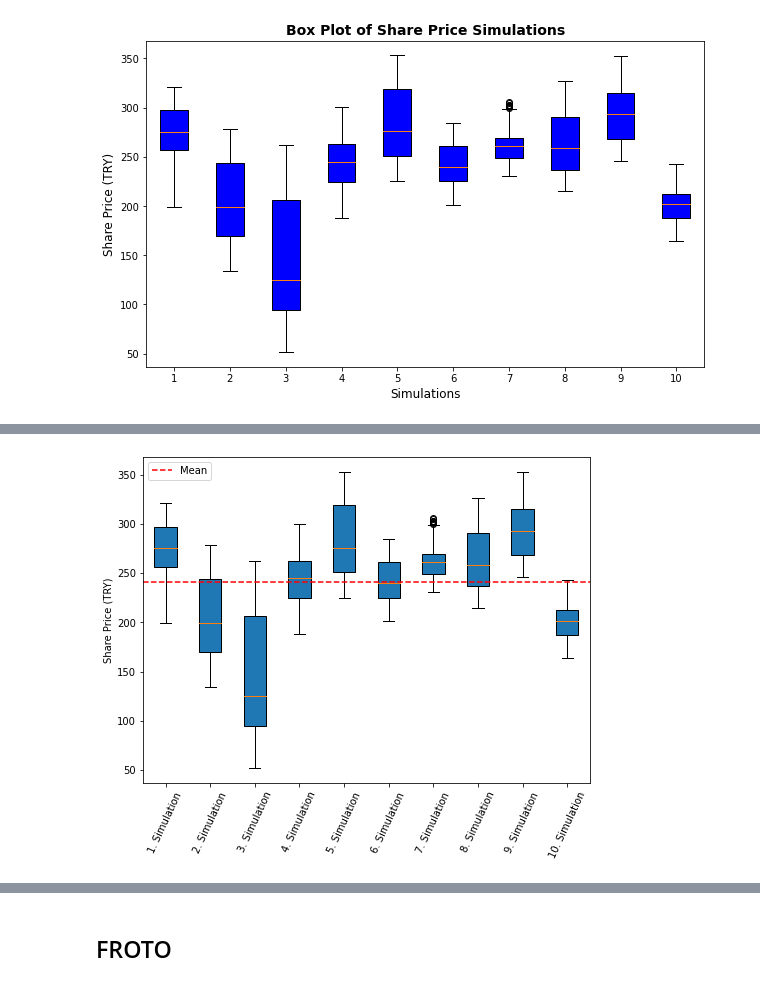
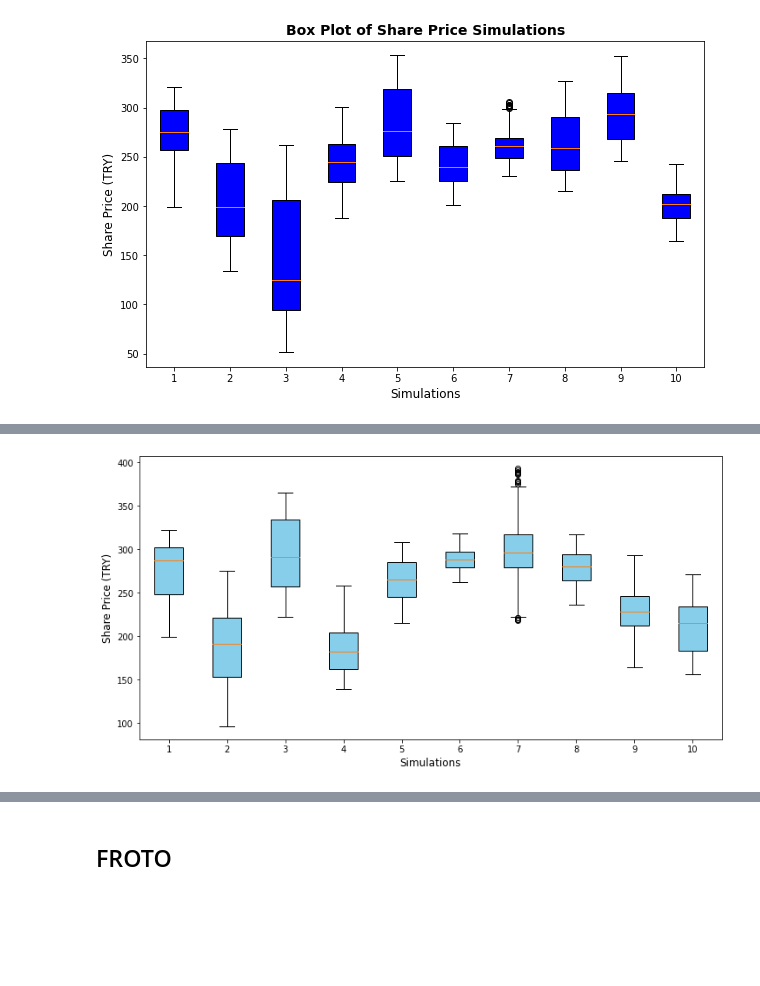
Before and after one commit to mehmetsiddik/MCS-in-stock-price-forecasting, a Jupyter notebook: MCS_in_stock_price_forecasting.ipynb, the cells around one changed output, grey strips where cells are left out. Saved outputs shown, nothing was run; the diff lists cells and outputs as text; code cells hidden in the pictures; blank space fills up the shorter version.

```diff
--- a/MCS_in_stock_price_forecasting.ipynb
+++ b/MCS_in_stock_price_forecasting.ipynb
@@ -236,45 +147,28 @@ plt.show()  # Display the box plots with text inside the mean box plot
-# %%
-# Set random seed for reproducibility
-np.random.seed(0)
-
-# Define x-axis: days from 1 to 244
-days = np.arange(1, 245)
-
-# Generate random initial values between 200 and 300
-initial_values = np.random.uniform(200, 300, 10)
-
-# Create 10 simulations with random fluctuations
-simulations = [
-    initial_values[i] + np.cumsum(np.random.normal(0, 5, len(days))) for i in range(10)
-]
-
-# Calculate the average across all simulations
-average = np.mean(simulations, axis=0)
-
-# Create a figure and axis for the box plot
-fig, ax = plt.subplots(figsize=(8, 6))
-
-# Plotting the box plots for simulations with default box properties
-plt.boxplot(simulations, labels=[f"{i + 1}. Simulation" for i in range(10)], patch_artist=True)
-
-# Add axis labels and title
-#ax.set_xlabel("Simulation Number")
-ax.set_ylabel("Share Price (TRY)")
-#ax.set_title("Share Price Simulations Box Plot")
-
-# Rotate x-axis labels for better readability
-plt.xticks(rotation=65)
-
-# Add horizontal line for the average
-ax.axhline(y=np.mean(simulations), color='r', linestyle='--', label='Mean')
-
-# Add legend with best placement
-ax.legend(loc="best")
-
-# Enable grid for better readability
-#ax.grid(True)
-
-# Display the plot
-plt.show()
-# %% [output]
-[figure, removed]
+# %%
+# Simulate data
+np.random.seed(0)
+days = np.arange(1, 245)
+initial_values = np.random.uniform(200, 300, 10000)
+
+# Run 10,000 simulations
+simulations = [
+    initial_values[i] + np.cumsum(np.random.normal(0, 5, len(days))) for i in range(10000)
+]
+
+# Select 10 representative simulations (use indices for selection)
+selected_indices = np.random.choice(len(simulations), size=10, replace=False)
+selected_simulations = [simulations[i] for i in selected_indices]
+
+# Create a box plot for the 10 selected simulations
+plt.figure(figsize=(12, 6))
+plt.boxplot(selected_simulations, patch_artist=True, boxprops=dict(facecolor='skyblue'))
+
+# Add labels
+plt.xlabel("Simulations", fontsize=12)
+plt.ylabel("Share Price (TRY)", fontsize=12)
+#plt.title("Box Plot of 10 Selected Simulations (Based on 10,000 Runs)", fontsize=14, fontweight='bold')
+
+# Display the box plot
+plt.show()
+# %% [output]
+[figure, added]
```
Also changed, not shown: parts of 25 cells of this notebook.
